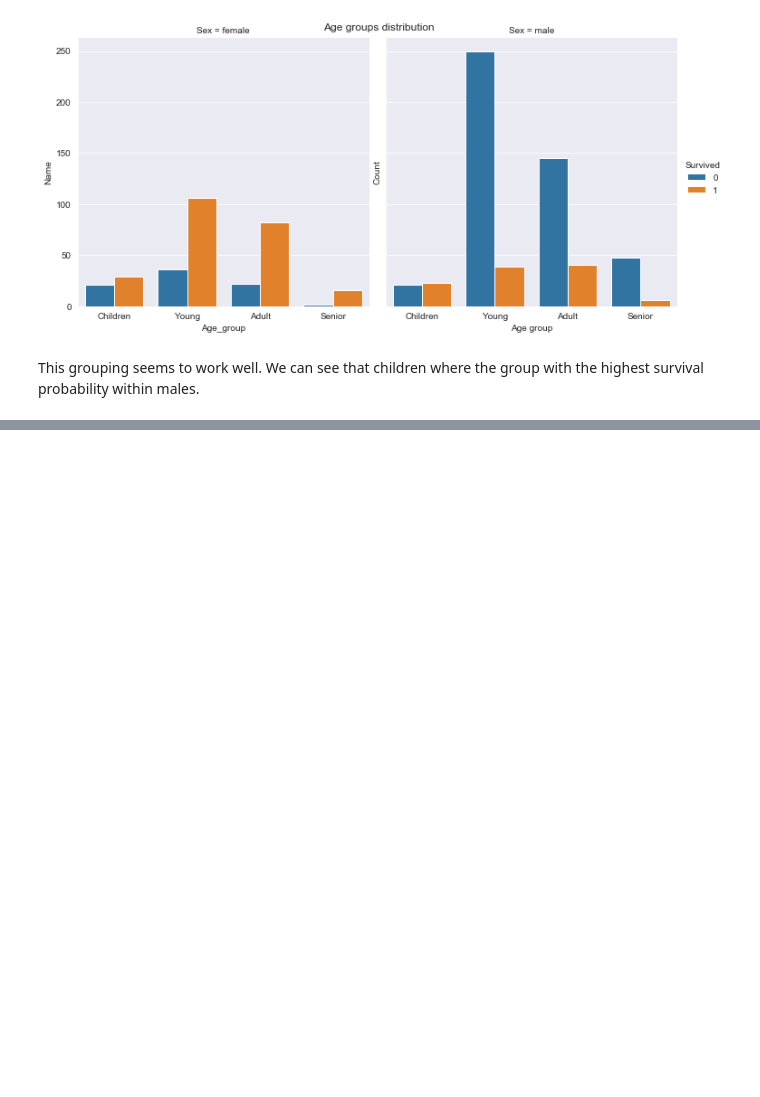
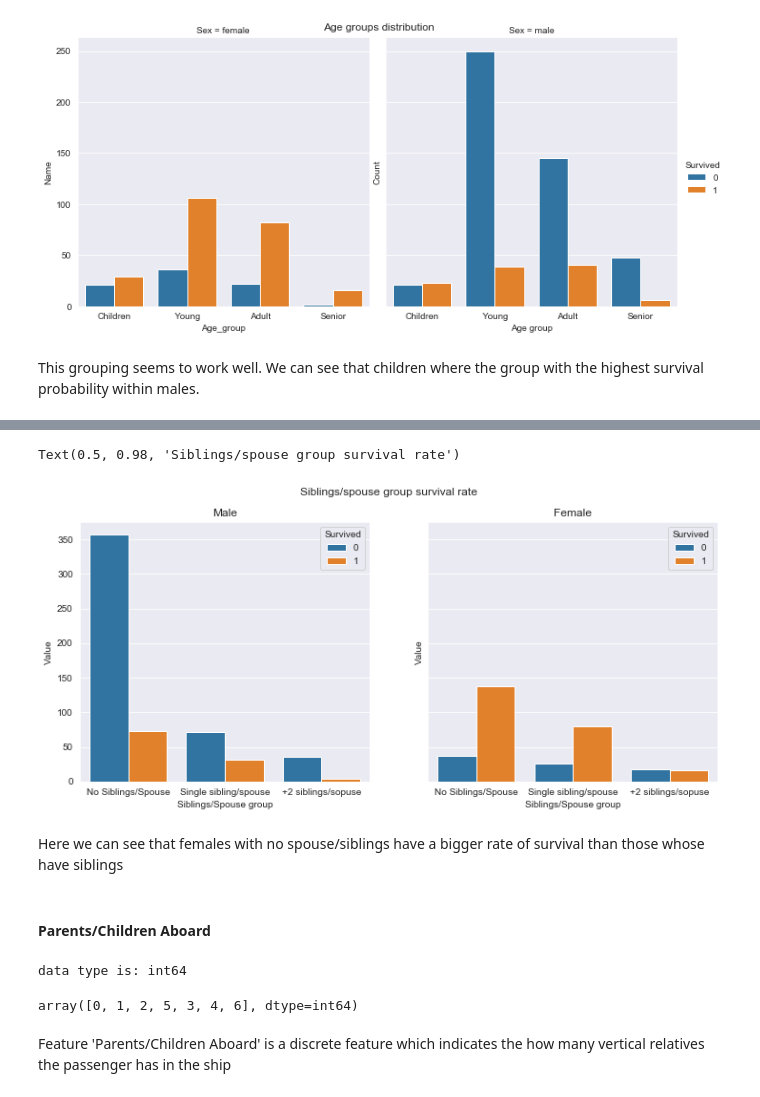
Before and after one commit to Ark93/Real-world_ml, a Jupyter notebook: chapter_3/titanic_dataset.ipynb, the cells around one changed output, grey strips where cells are left out. Cells and saved outputs as stored; diff of their text form; code cells hidden in the pictures; blank space fills up the shorter version.

```diff
--- a/chapter_3/titanic_dataset.ipynb
+++ b/chapter_3/titanic_dataset.ipynb
@@ -382,0 +445,34 @@ This grouping seems to work well.  We can see that children where the group with
+# %%
+fig, axs = plt.subplots(1,2, figsize=(12,5), sharey=True)
+sns.catplot(x='Siblings/Spouse group', y='Value', hue='Survived',
+            data=data.query('Sex=="male"').rename({'Name':'Value'}, axis=1).groupby(['Siblings/Spouse group','Survived'], as_index=False).count(),
+            kind='bar',
+            ax=axs[0]
+           )
+sns.catplot(x='Siblings/Spouse group', y='Value', hue='Survived',
+            data=data.query('Sex=="female"').rename({'Name':'Value'}, axis=1).groupby(['Siblings/Spouse group','Survived'], as_index=False).count(),
+            kind='bar',
+            ax=axs[1]
+           )
+axs[0].set_title('Male')
+axs[1].set_title('Female')
+plt.close(3)
+plt.close(2)
+plt.suptitle('Siblings/spouse group survival rate')
+# %% [output]
+Text(0.5, 0.98, 'Siblings/spouse group survival rate')
+[figure, added]
+# %% [markdown]
+Here we can see that females with no spouse/siblings have a bigger rate of survival than those whose have siblings
+# %% [markdown]
+#### Parents/Children Aboard
+# %%
+print('data type is: {}'.format(data['Parents/Children Aboard'].dtype))
+# %% [output]
+data type is: int64
+# %%
+data['Parents/Children Aboard'].unique()
+# %% [output]
+array([0, 1, 2, 5, 3, 4, 6], dtype=int64)
+# %% [markdown]
+Feature 'Parents/Children Aboard' is a discrete feature which indicates the how many vertical relatives the passenger has in the ship
```
Also changed, not shown: parts of 41 cells of this notebook.
